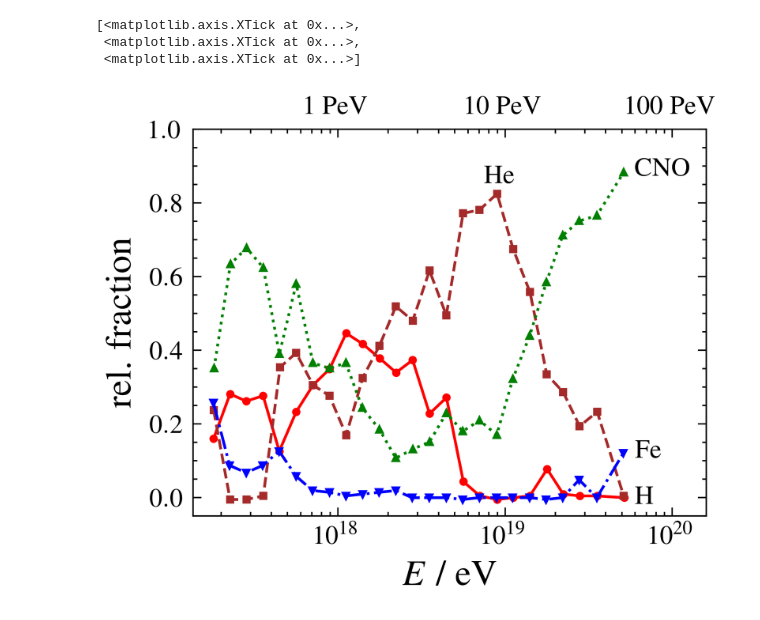
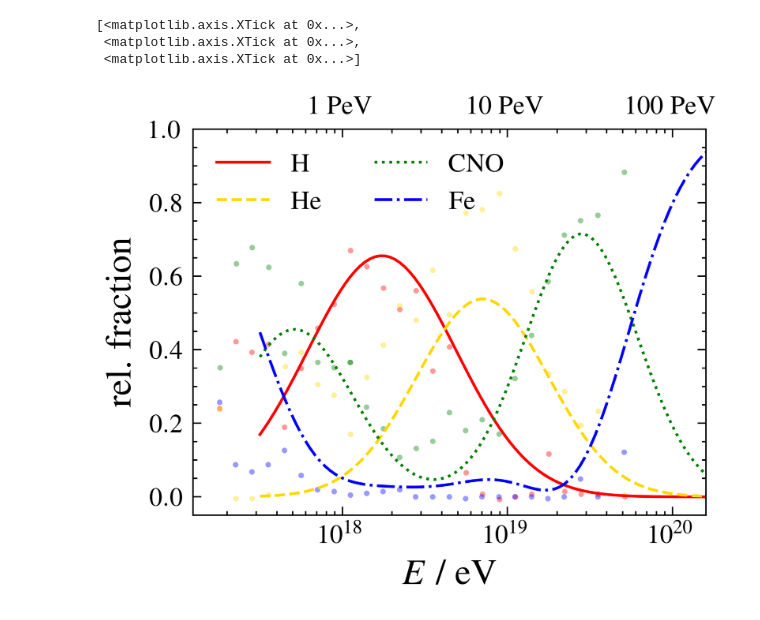
Before and after one commit to Quizznor/thesis-latex, a Jupyter notebook: scripts/plot_scripts/cr_composition/composition.ipynb, the cells around one changed output. Drawn from its saved outputs; the diff is of its cells as text; code cells hidden in the pictures.

```diff
--- a/scripts/plot_scripts/cr_composition/composition.ipynb
+++ b/scripts/plot_scripts/cr_composition/composition.ipynb
@@ -177,25 +181,43 @@ iron = np.array([
 # %%
 set_plt_style("double tex")
 
-for mass, c, label in zip([hydrogen, helium, cno, iron],
-                          ['r', 'brown', 'g', 'blue'],
-                          ["H", "He", "CNO", "Fe"]):
-    x, y = mass[::2], mass[1::2]
+def gauss(x, m, w, a, c):
+    return a * norm.pdf(x, m, w) + c
 
-    plt.plot(10**x, y, c=c) #, label=label)
+# for mass, c, label, n in zip([hydrogen, helium, cno, iron],
+#                           ['r', 'gold', 'g', 'blue'],
+#                           ["H", "He", "CNO", "Fe"],
+#                           [1.5, 1, 1, 1]):
+#     x, y = mass[::2], mass[1::2]
+
+#     plt.scatter(10**x, n*y, c=c, alpha=0.4, ec='none') #, label=label)
+
+    # break
     # plt.fill_between(10**x, np.minimum([1 for _ in range(len(y))], y + np.abs(np.random.normal(0.1, 0.02, len(x)))),
     #                         np.maximum([0 for _ in range(len(y))], y - np.abs(np.random.normal(0.1, 0.02, len(x)))),
     #                         alpha=0.1, edgecolor='none', color=c, lw=0)
 
-plt.annotate("CNO", (6e19, 0.89), va='center', ha='left')
-plt.annotate("Fe", (6e19, 0.125), va='center', ha='left')
-plt.annotate("He", (7.5e18, 0.87), va='center', ha='left')
-plt.annotate("H", (6e19, 0.), va='center', ha='left')
+
+# plt.annotate("CNO", (6e19, 0.89), va='center', ha='left')
+# plt.annotate("Fe", (6e19, 0.125), va='center', ha='left')
+# plt.annotate("He", (7.5e18, 0.87), va='center', ha='left')
+# plt.annotate("H", (6e19, 0.), va='center', ha='left')
+
+E = np.linspace(17.5, 20.5, 100)
+h = gauss(E, 18.24, 0.45, 0.74, 0)
+he = gauss(E, 18.85, 0.4, 0.54, 0)
+CNO = gauss(E, 17.71, 0.35, 0.4, 0) + gauss(E, 19.45, 0.34, 0.61, 0)
+fe = 1 - (h + he + CNO)
+
+plt.plot(np.pow(10, E), h, marker='none', c='r', label='H')
+plt.plot(np.pow(10, E), he, marker='none', c='gold', label='He')
+plt.plot(np.pow(10, E), CNO, marker='none', c='green', label='CNO')
+plt.plot(np.pow(10, E), fe, marker='none', c='blue', label='Fe')
 
 plt.xscale("log")
 plt.xlim(None, 1.6e20)
 plt.ylim(-0.05, 1.0)
-# plt.legend(ncol=4)
+plt.legend(ncol=2)
 plt.ylabel("rel. fraction")
 plt.xlabel("$E$ / eV")
 ax1 = plt.gca()
@@ -213,4 +235,4 @@ twinx.set_xticks([1e18, 1e19, 1e20], ["1 PeV", "10 PeV", "100 PeV"])
 [<matplotlib.axis.XTick at 0x...>,
  <matplotlib.axis.XTick at 0x...>,
  <matplotlib.axis.XTick at 0x...>]
-[figure, old version]
+[figure, new version]
```
Also changed, not shown: parts of 3 cells of this notebook, 5 other files.
